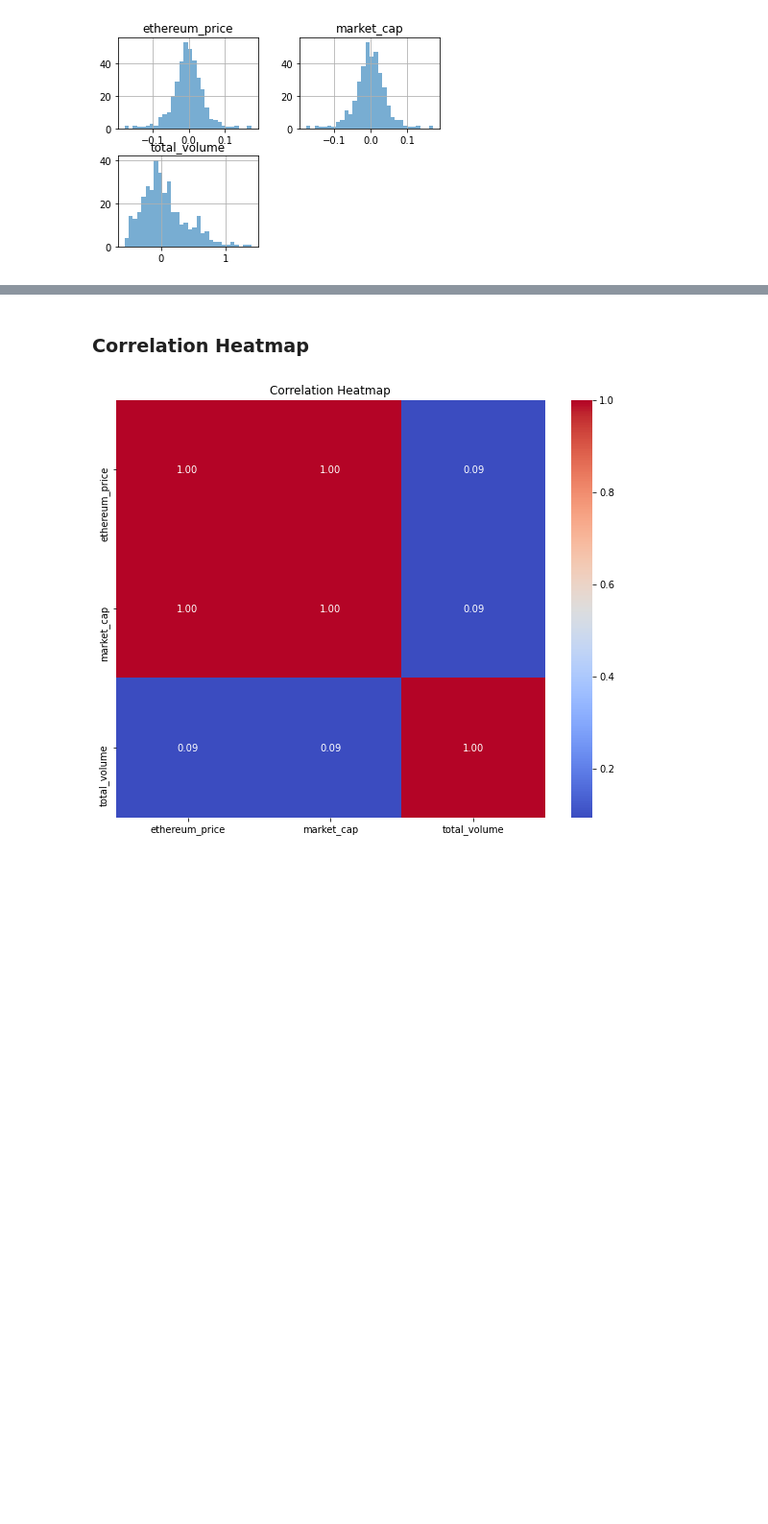
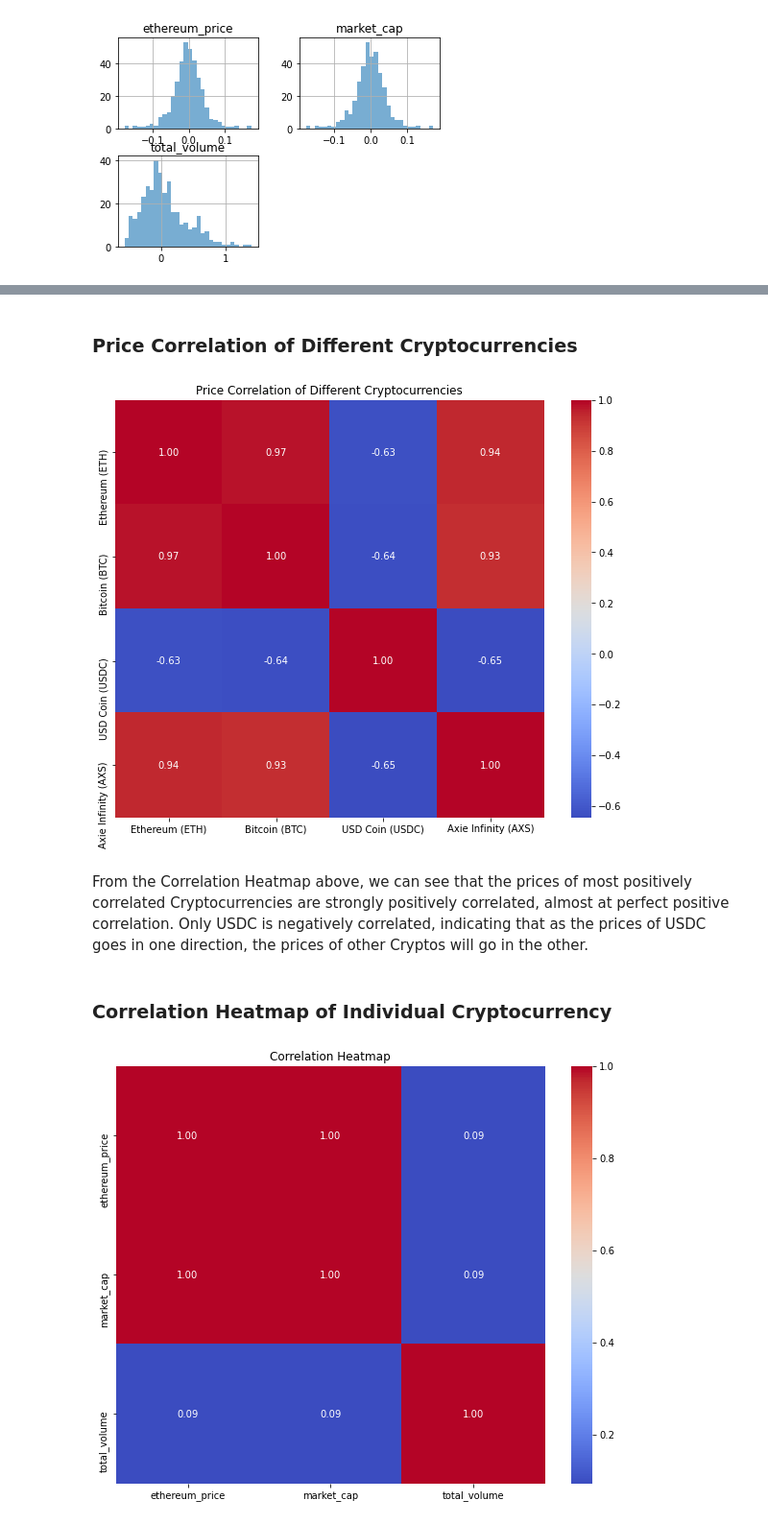
Before and after one commit to zhihantan/dysonCoinGecko, a Jupyter notebook: CryptoDataAnalyzerUsage.ipynb, the cells around one changed output, grey strips where cells are left out. Shown: that part at 96% size. Cells and saved outputs as stored; diff of their text form; code cells hidden in the pictures; blank space fills up the shorter version.

Commit message:
Updating graphs and additional features

```diff
--- a/CryptoDataAnalyzerUsage.ipynb
+++ b/CryptoDataAnalyzerUsage.ipynb
@@ -180,5 +181,30 @@ plt.show()
+# %% [markdown]
+### Price Correlation of Different Cryptocurrencies
+# %%
+dataframes = {
+    'Ethereum (ETH)': dataframe_eth['ethereum_price'],
+    'Bitcoin (BTC)': dataframe_btc['bitcoin_price'],
+    'USD Coin (USDC)': dataframe_usdc['usd-coin_price'],
+    'Axie Infinity (AXS)': dataframe_axs['axie-infinity_price']
+}
+
+# Concatenate the dataframes along the columns (axis=1)
+merged_df = pd.concat(dataframes.values(), axis=1, keys=dataframes.keys())
+
+# Calculate the correlation matrix
+correlation_matrix = merged_df.corr()
+
+# Plot the correlation heatmap using seaborn
+plt.figure(figsize=(10, 8))
+sns.heatmap(correlation_matrix, annot=True, cmap='coolwarm', fmt='.2f')
+plt.title('Price Correlation of Different Cryptocurrencies')
+plt.show()
+# %% [output]
+[figure, added]
+# %% [markdown]
+From the Correlation Heatmap above, we can see that the prices of most positively correlated Cryptocurrencies are strongly positively correlated, almost at perfect positive correlation. Only USDC is negatively correlated, indicating that as the prices of USDC goes in one direction, the prices of other Cryptos will go in the other.
 # %% [markdown]
-### Correlation Heatmap
+### Correlation Heatmap of Individual Cryptocurrency
 # %%
 dataframes = [dataframe_eth]
 
```
Also changed, not shown: parts of 5 cells of this notebook.
